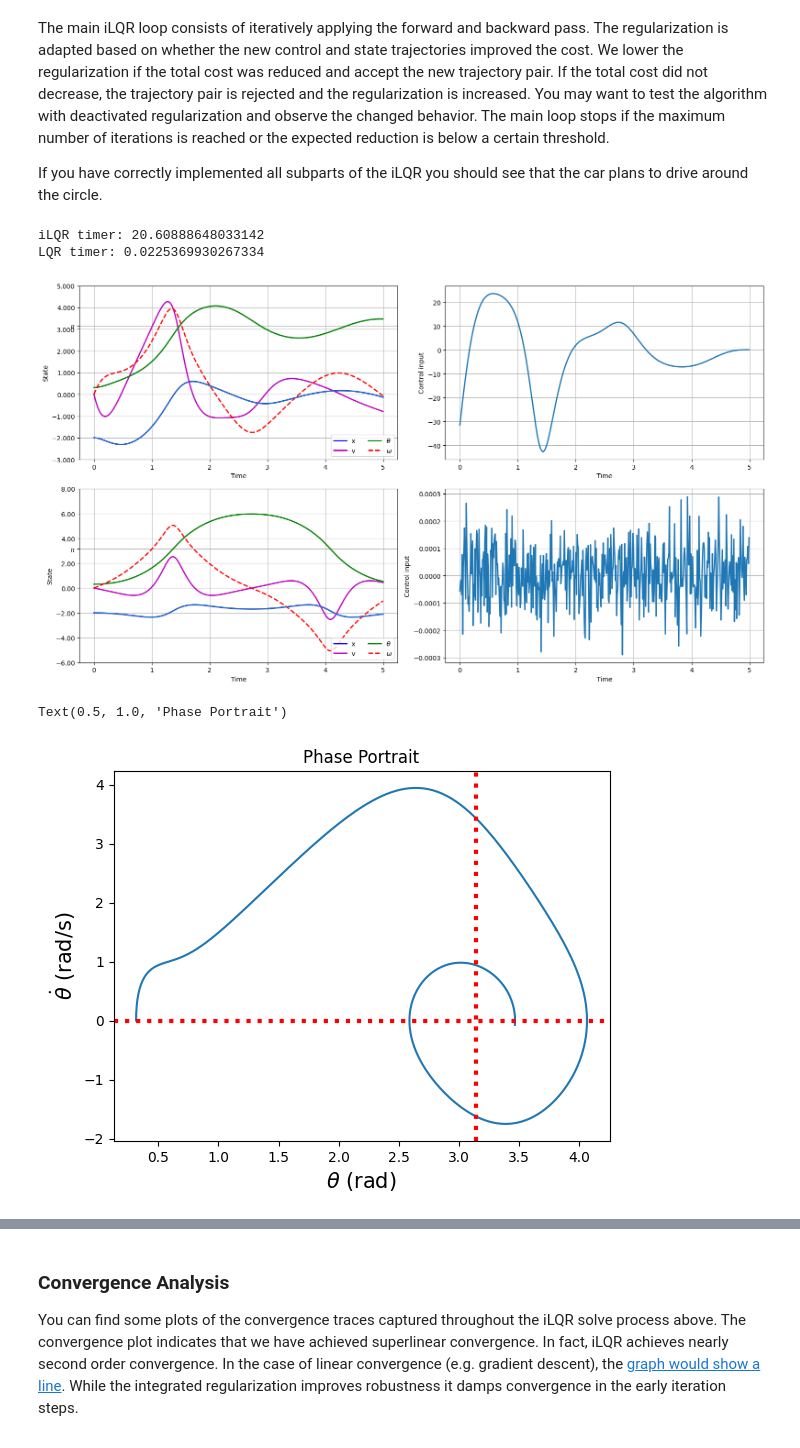
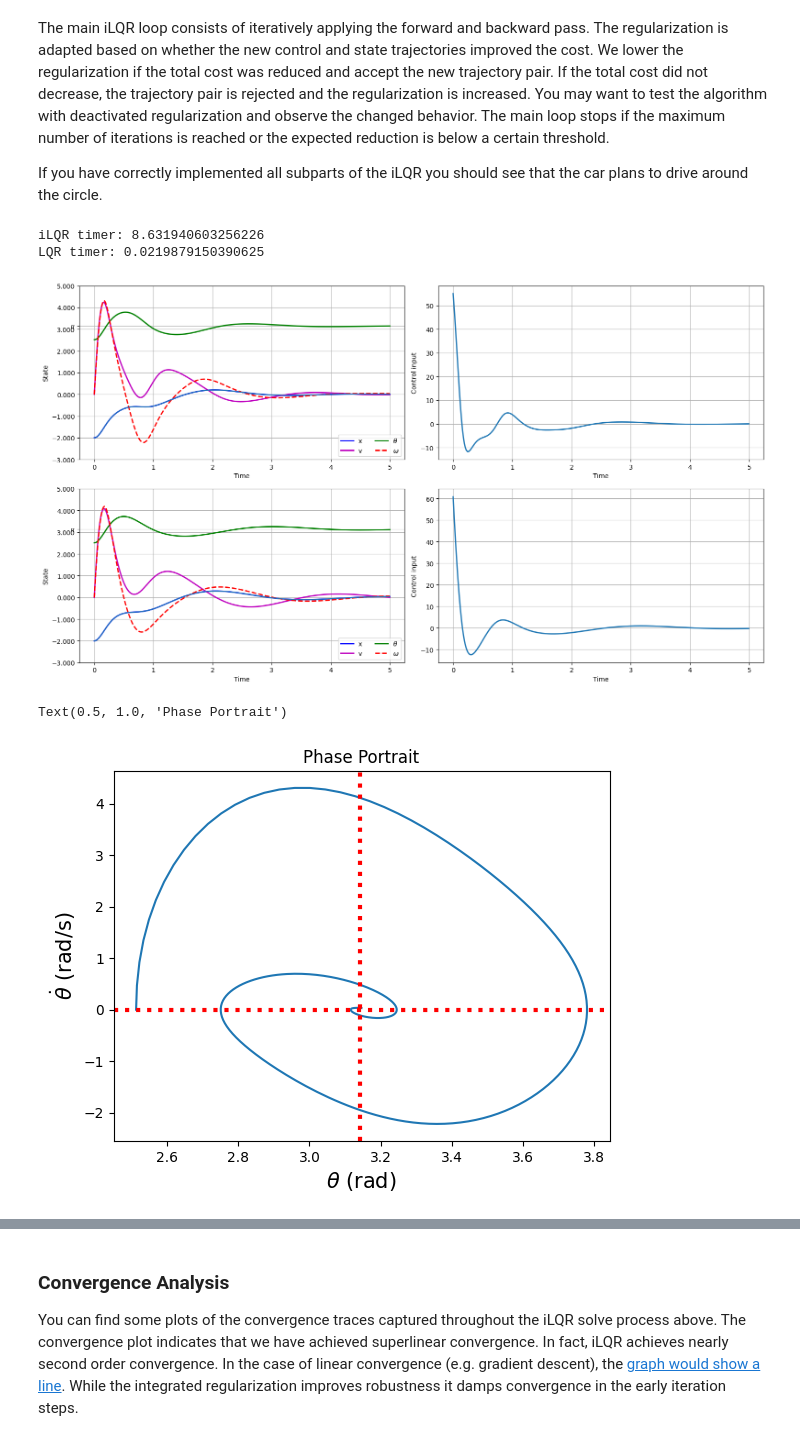
Before and after one commit to Solomon-GC/LQGnet, a Jupyter notebook: iLQG/ilqr_pen_on_cart_stanford_lecture.ipynb, the cells around one changed output, grey strips where cells are left out. Drawn from its saved outputs; the diff is of its cells as text; code cells hidden in the pictures.

```diff
--- a/iLQG/ilqr_pen_on_cart_stanford_lecture.ipynb
+++ b/iLQG/ilqr_pen_on_cart_stanford_lecture.ipynb
@@ -674,7 +674,7 @@ def run_ilqr(x0, N, max_iter=50, regu_init=100, alg='ilqr'):
     return x_trj, u_trj, cost_trace, regu_trace, redu_ratio_trace, redu_trace
 
 # Setup problem and call iLQR
-x0 = np.array([-2.0, 0.0, 0.1*np.pi, 0.0])
+x0 = np.array([-2.0, 0.0, 0.8*np.pi, 0.0])
 
 
 # Run iLQR
@@ -710,7 +710,7 @@ ax0.set_yticklabels(labels)
 
 ax1.set_xlabel('Time')
 ax1.set_ylabel('State')
-ax1.legend(ncols=2, loc='lower right')
+ax1.legend(ncols=2, loc='lower right', fontsize=15)
 ax1.grid(True)
 
 ax2 = plt.subplot(222)
@@ -722,37 +722,37 @@ ax2.grid(True)
 
 
 # Plot LQR
 ax3 = plt.subplot(223)
 ax3.plot(t, x_trj_lqr[:,0],lw=lw_,label = 'x', color = 'b')
 ax3.plot(t, x_trj_lqr[:,1],lw=lw_,linestyle = '-', color = 'm', label='v')
 ax3.plot(t, x_trj_lqr[:,2],lw=lw_, color='g', label=r'$\theta$')
 ax3.plot(t, x_trj_lqr[:,3],lw=lw_,linestyle = '--', color = 'r', label=r'$\omega$')
 # ax1.axhline(y = np.pi, color = 'k', linestyle = '--', lw=2, label = r'$\pi$')
 # Add ytick label of the theta target goal (pi)
 lines = plt.plot(t, x_trj_lqr[:,0])
 ax00 = lines[0].axes
 ax00.set_yticks(list(ax00.get_yticks())+[np.pi])
 labels = [item.get_text() for item in ax00.get_yticklabels()]
 labels[-1] = r'$\pi$'
 ax00.set_yticklabels(labels)
 
 ax3.set_xlabel('Time')
 ax3.set_ylabel('State')
-ax3.legend(ncols=2, loc='lower right')
+ax3.legend(ncols=2, loc='lower right', fontsize=15)
 ax3.grid(True)
 
 ax4 = plt.subplot(224)
 # ax2.margins(2, 2)           # Values >0.0 zoom out
 ax4.plot(t[:-1], u_trj_lqr,lw=lw_)
 ax4.set_xlabel('Time')
 ax4.set_ylabel('Control input')
 ax4.grid(True)
 
 plt.tight_layout()
 # %% [output]
-iLQR timer: 20.60888648033142
-LQR timer: 0.0225369930267334
+iLQR timer: 8.631940603256226
+LQR timer: 0.0219879150390625
-[figure, old version]
+[figure, new version]
 # %%
 plt.plot(x_trj_ilqr[:,2], x_trj_ilqr[:,3])
 plt.axvline(x = np.pi, color = 'r', lw=3, linestyle=':')
@@ -762,7 +762,7 @@ plt.ylabel(r'$\dot{\theta}$ (rad/s)', fontsize=15)
 plt.title("Phase Portrait")
 # %% [output]
 Text(0.5, 1.0, 'Phase Portrait')
-[figure, old version]
+[figure, new version]
 # %%
 plt.subplots(figsize=(10,6))
 # Plot results
```
Also changed, not shown: parts of 1 cell of this notebook.
